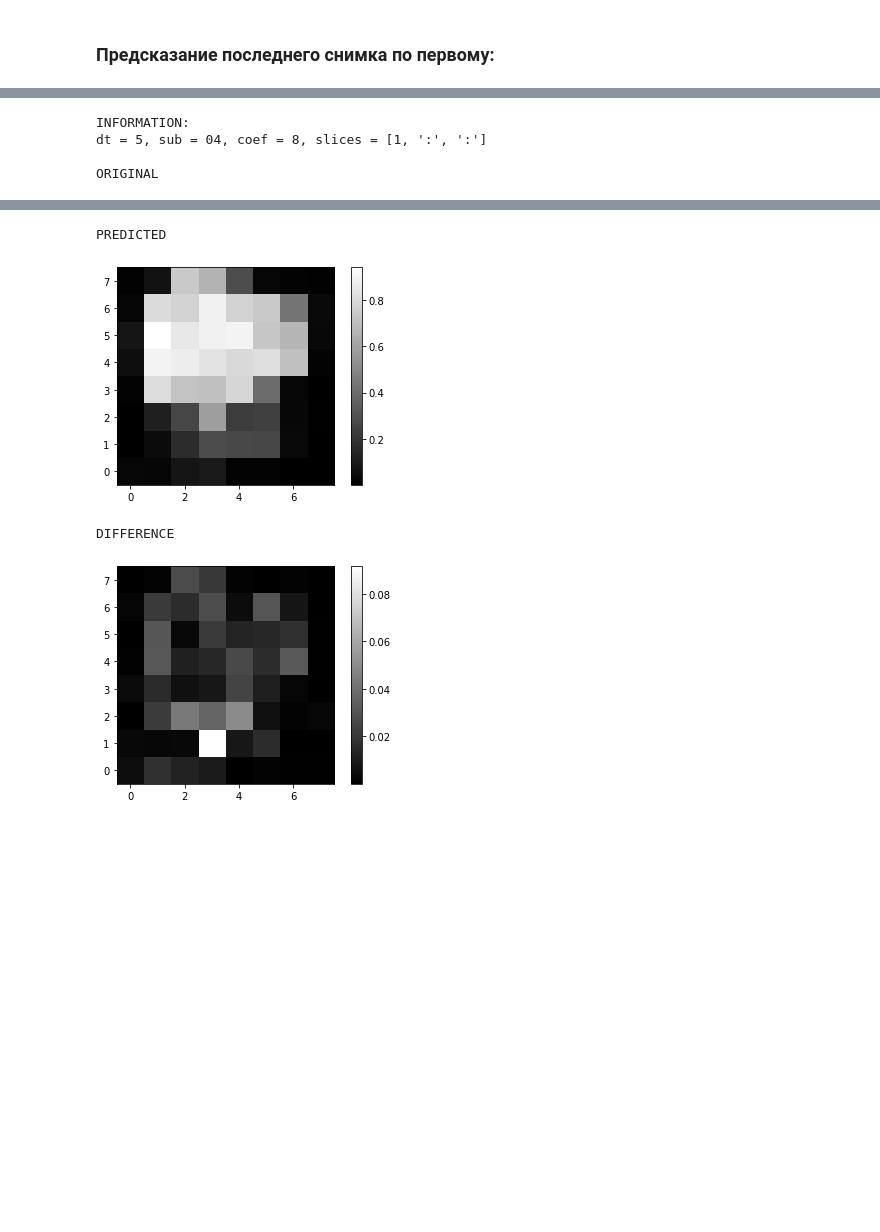
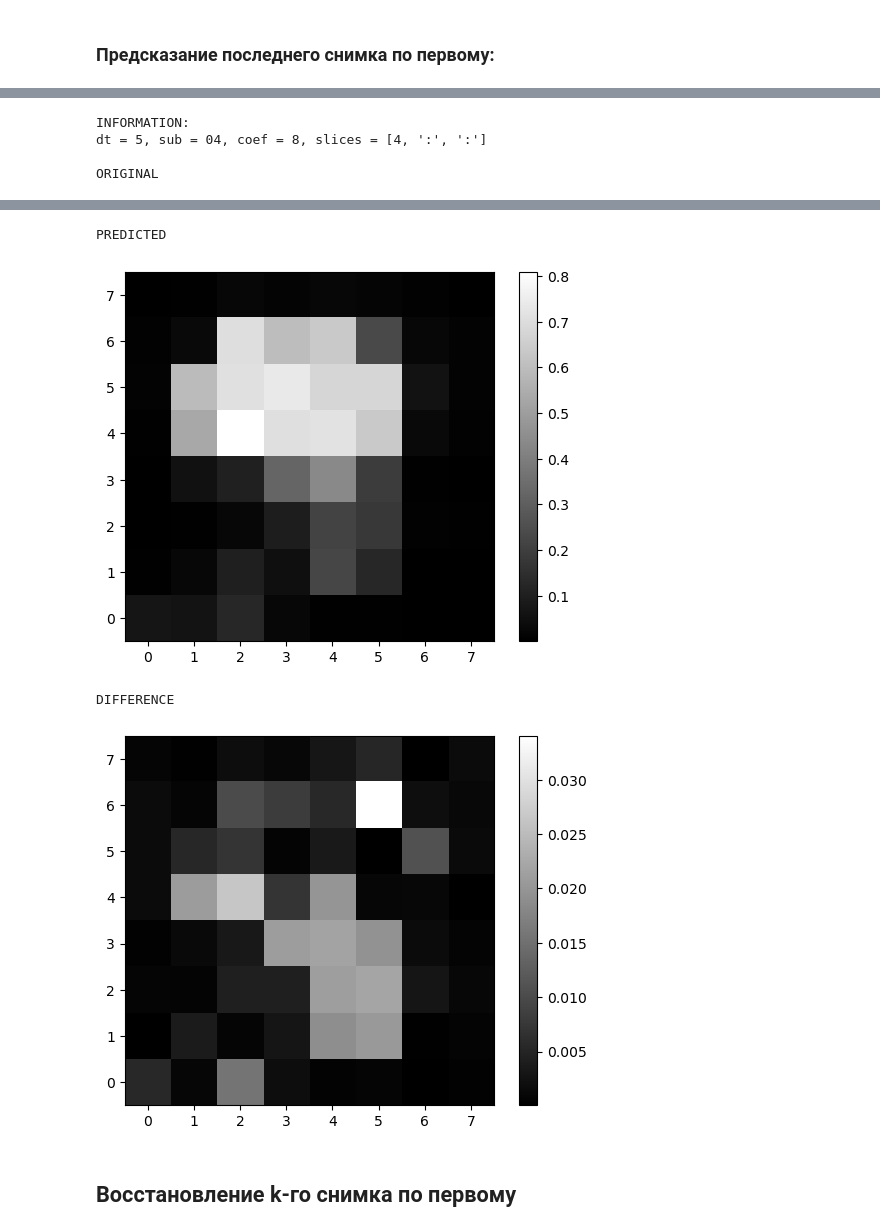
Before and after one commit to intsystems/2023-Project-112, a Jupyter notebook: code/main_experiment/main.ipynb, the cells around one changed output, grey strips where cells are left out. Drawn from its saved outputs; the diff is of its cells as text; code cells hidden in the pictures; blank space fills up the shorter version.

```diff
--- a/code/main_experiment/main.ipynb
+++ b/code/main_experiment/main.ipynb
@@ -293,9 +265,13 @@ plt.savefig(os.path.join(figures, "subs_deviation_dt.pdf"), bbox_inches="tight")
 # %% [markdown]
 ## Срезы истинного и восстановленного снимков
 # %%
-def get_scan_slices(dt, alpha, sub, compression, coef, scan_number=0, dim=0, slice_number=0):
-    output = get_delta_model_result(dt, alpha, sub, compression, coef, train_size=0.7)
-    MSE_train, MSE_test, Y_test_0, Y_test, Y_test_predicted, deltaY_test_predicted, d1, d2, d3 = output
+def get_scan_slices(delta=False, dt=4, sub='04', coef=8, alpha=0, scan_number=0, dim=0, slice_number=0):
+    if delta:
+        output = get_delta_model_result(dt, sub, coef, alpha)
+        MSE_train, MSE_test, Y_test_0, Y_test, Y_test_predicted, deltaY_test_predicted, d1, d2, d3 = output
+    else:
+        output = get_model_result(dt, sub, coef, alpha)
+        MSE_train, MSE_test, Y_test, Y_test_predicted, d1, d2, d3 = output
 
     # original fmri scan
     fmri_test_vector = Y_test.T[scan_number]
@@ -312,29 +288,31 @@ def get_scan_slices(dt, alpha, sub, compression, coef, scan_number=0, dim=0, sli
     if dim == 0:
         slices[0] = slice_number
         slice_orig_image = fmri_test[slice_number, :, :].T
-        orig_name = f"sub-{dt}-{sub}-{coef}-{slice_number}-_-_-orig.pdf"
+        orig_name = f"sub-{dt}-{sub}-{coef}-{alpha}-{slice_number}-_-_-orig.pdf"
         slice_pred_image = fmri_predicted[slice_number, :, :].T
-        pred_name = f"sub-{dt}-{sub}-{coef}-{slice_number}-_-_-pred.pdf"
+        pred_name = f"sub-{dt}-{sub}-{coef}-{alpha}-{slice_number}-_-_-pred.pdf"
         slice_delta_image = fmri_delta[slice_number, :, :].T
-        delta_name = f"sub-{dt}-{sub}-{coef}-{slice_number}-_-_-delta.pdf"
+        delta_name = f"sub-{dt}-{sub}-{coef}-{alpha}-{slice_number}-_-_-delta.pdf"
     elif dim == 1:
         slices[1] = slice_number,
         slice_orig_image = fmri_test[:, slice_number, :].T
-        orig_name = f"sub-{dt}-{sub}-{coef}-_-{slice_number}-_-orig.pdf"
+        orig_name = f"sub-{dt}-{sub}-{coef}-{alpha}-_-{slice_number}-_-orig.pdf"
         slice_pred_image = fmri_test[:, slice_number, :].T
-        pred_name = f"sub-{dt}-{sub}-{coef}-_-{slice_number}-_-pred.pdf"
+        pred_name = f"sub-{dt}-{sub}-{coef}-{alpha}-_-{slice_number}-_-pred.pdf"
         slice_delta_image = fmri_delta[:, slice_number, :].T
-        delta_name = f"sub-{dt}-{sub}-{coef}-_-{slice_number}-_-delta.pdf"
+        delta_name = f"sub-{dt}-{sub}-{coef}-{alpha}-_-{slice_number}-_-delta.pdf"
     elif dim == 2:
         slices[2] = slice_number
         slice_orig_image = fmri_test[:, :, slice_number].T
-        orig_name = f"sub-{dt}-{sub}-{coef}-_-_-{slice_number}-orig.pdf"
+        orig_name = f"sub-{dt}-{sub}-{coef}-{alpha}-_-_-{slice_number}-orig.pdf"
         slice_pred_image = fmri_test[:, :, slice_number].T
-        pred_name = f"sub-{dt}-{sub}-{coef}-_-_-{slice_number}-pred.pdf"
+        pred_name = f"sub-{dt}-{sub}-{coef}-{alpha}-_-_-{slice_number}-pred.pdf"
         slice_delta_image = fmri_delta[:, :, slice_number].T
-        delta_name = f"sub-{dt}-{sub}-{coef}-_-_-{slice_number}-delta.pdf"
+        delta_name = f"sub-{dt}-{sub}-{coef}-{alpha}-_-_-{slice_number}-delta.pdf"
 
-    folder_path = os.path.join(os.path.dirname(os.path.dirname(os.getcwd())), "figures_delta", f"sub-{dt}-{sub}-{coef}")
+    figures = "figures_delta" if delta else "figures"
+
+    folder_path = os.path.join(os.path.dirname(os.path.dirname(os.getcwd())), figures, f"sub-{dt}-{sub}-{coef}")
     if not os.path.exists(folder_path):
         os.makedirs(folder_path)
 
@@ -347,7 +325,7 @@ def get_scan_slices(dt, alpha, sub, compression, coef, scan_number=0, dim=0, sli
     plt.imshow(slice_orig_image, cmap="gray", origin="lower")
     plt.colorbar()
     plt.savefig(
-            os.path.join(os.path.dirname(os.path.dirname(os.getcwd())), "figures_delta", f"sub-{dt}-{sub}-{coef}", orig_name),
+            os.path.join(os.path.dirname(os.path.dirname(os.getcwd())), figures, f"sub-{dt}-{sub}-{coef}", orig_name),
             bbox_inches="tight")
     plt.show()
 
@@ -355,7 +333,7 @@ def get_scan_slices(dt, alpha, sub, compression, coef, scan_number=0, dim=0, sli
     plt.imshow(slice_pred_image, cmap="gray", origin="lower")
     plt.colorbar()
     plt.savefig(
-            os.path.join(os.path.dirname(os.path.dirname(os.getcwd())), "figures_delta", f"sub-{dt}-{sub}-{coef}", pred_name),
+            os.path.join(os.path.dirname(os.path.dirname(os.getcwd())), figures, f"sub-{dt}-{sub}-{coef}", pred_name),
             bbox_inches="tight")
     plt.show()
 
@@ -363,7 +341,7 @@ def get_scan_slices(dt, alpha, sub, compression, coef, scan_number=0, dim=0, sli
     plt.imshow(slice_delta_image, cmap="gray", origin="lower")
     plt.colorbar()
     plt.savefig(
-            os.path.join(os.path.dirname(os.path.dirname(os.getcwd())), "figures_delta", f"sub-{dt}-{sub}-{coef}", delta_name),
+            os.path.join(os.path.dirname(os.path.dirname(os.getcwd())), figures, f"sub-{dt}-{sub}-{coef}", delta_name),
             bbox_inches="tight")
     plt.show()
 # %%
@@ -558,15 +525,15 @@ plt.show()
 # %%
 get_scan_slices(
+        delta=True,
         dt=5,
-        alpha = 1000,
+        alpha=100,
         sub='04',
-        compression=True,
         coef=8,
         scan_number=-1,
         dim=0,
-        slice_number=1)
+        slice_number=4)
 # %% [output]
 INFORMATION:
-dt = 5, sub = 04, coef = 8, slices = [1, ':', ':']
+dt = 5, sub = 04, coef = 8, slices = [4, ':', ':']
 
 ORIGINAL
@@ -574,4 +541,6 @@ ORIGINAL
 PREDICTED
-[figure, old version]
+[figure, new version]
 DIFFERENCE
-[figure, old version]
+[figure, new version]
+# %% [markdown]
+## Восстановление k-го снимка по первому
```
Also changed, not shown: parts of 22 cells of this notebook, 20 other files.
